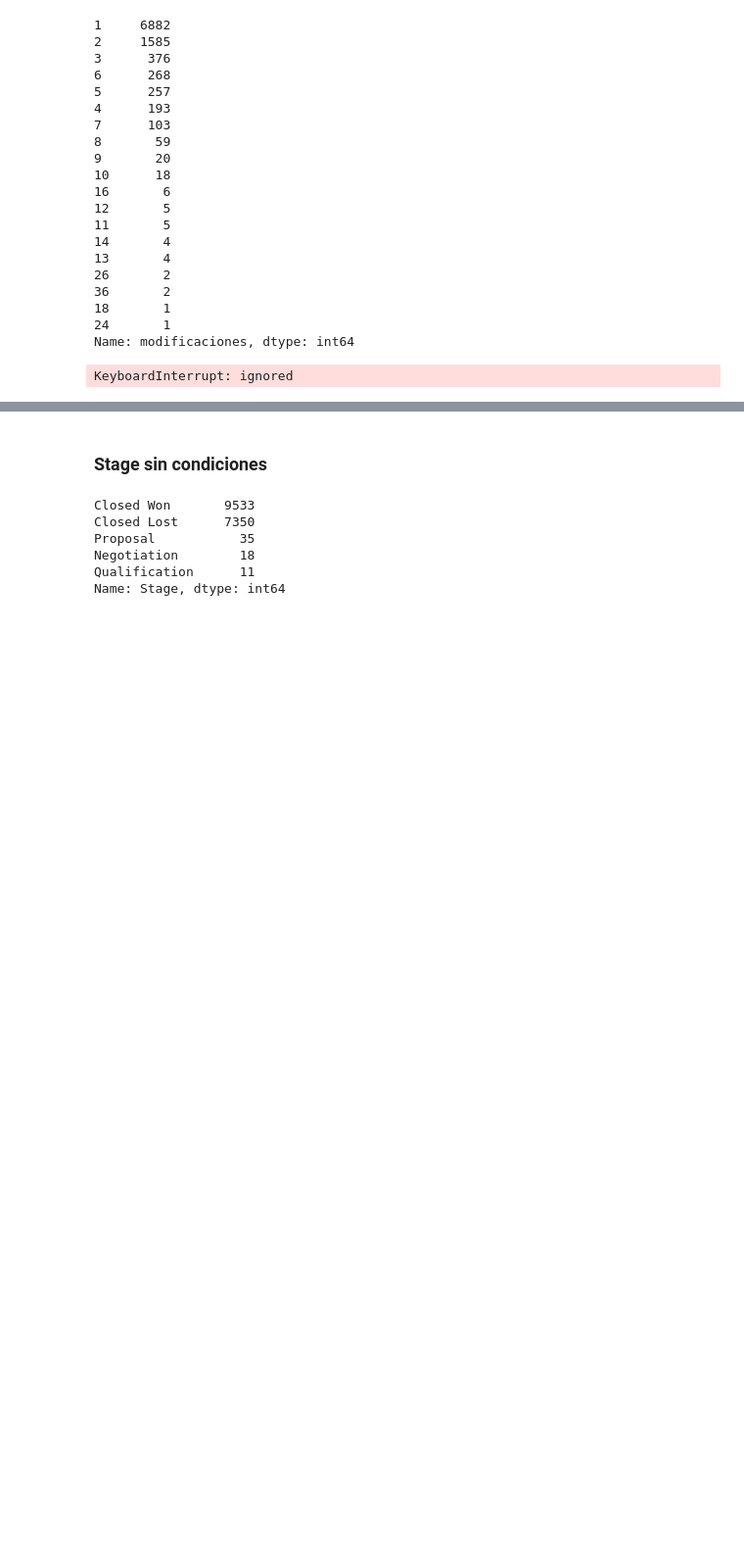
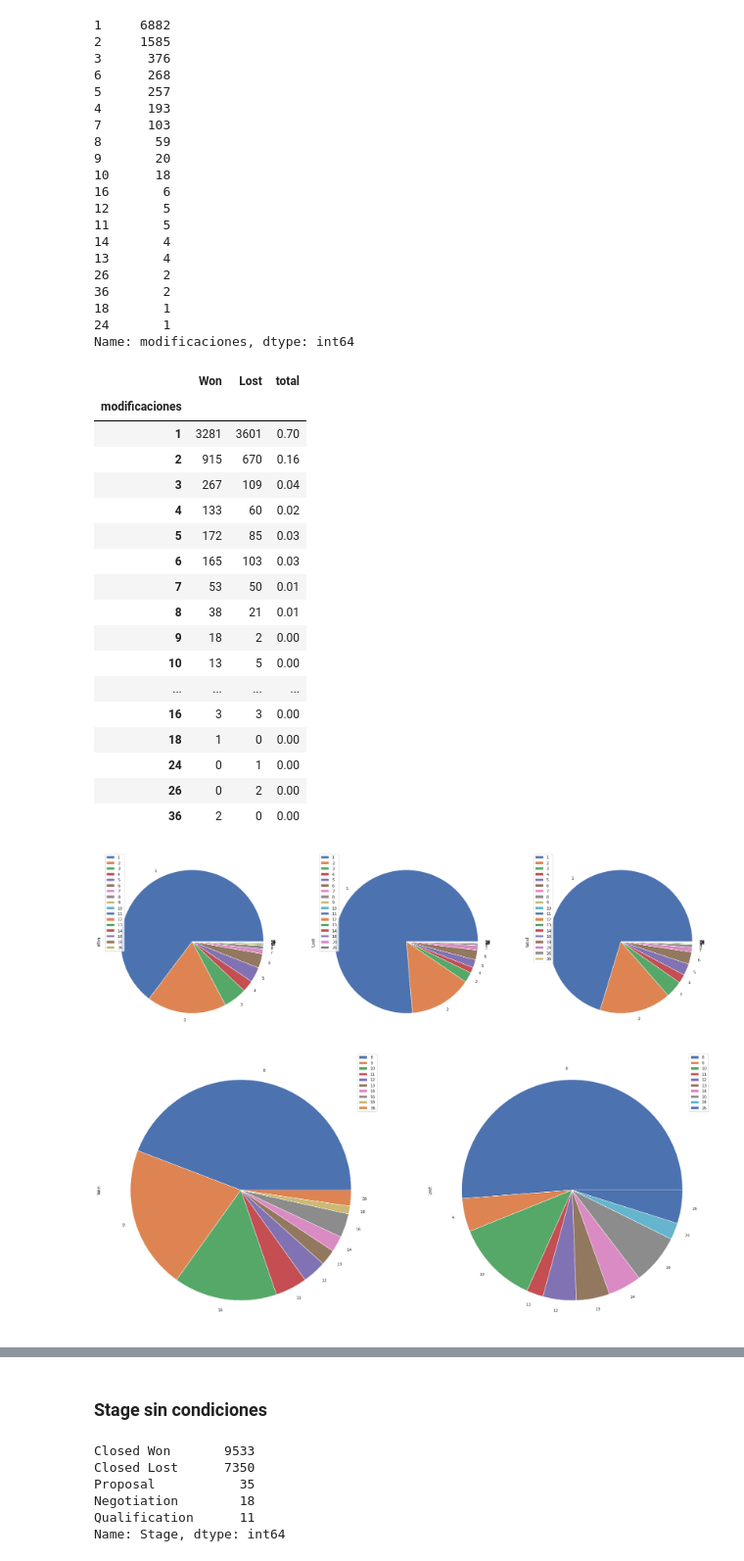
Before and after one commit to GIBelletti/TP1-datos, a Jupyter notebook: TP1.ipynb, the cells around one changed output, grey strips where cells are left out. Shown at 98% size. Cells and saved outputs as stored; diff of their text form; code cells hidden in the pictures; blank space fills up the shorter version.

```diff
--- a/TP1.ipynb
+++ b/TP1.ipynb
@@ -282,13 +282,56 @@ agrupacion['modificaciones'].value_counts()
 18       1
 24       1
 Name: modificaciones, dtype: int64
-# %%
-def tortaDeExitosYFracasos(df,columna):
-  #df.plot.pie(y=columna, figsize=(5, 5))
-  data = df[['Won','modificaciones']]
-  plot = data.plot.pie(subplots=True, figsize=(11, 6))
-  return plot
-
-tortaDeExitosYFracasos(agrupacion,'Won')
-# %% [output]
-KeyboardInterrupt: ignored
+# %%
+def tortaDeExitosYFracasos(df):
+  #df.plot.pie(y=columna, figsize=(5, 5))
+  data = df[['Won','Lost','modificaciones']]
+  data['total'] = 1
+  data = data.groupby('modificaciones').agg({'Won':'sum','Lost':'sum','total':'sum'})
+  data['total'] = data['total'] / data['total'].sum()
+  plot = data.plot.pie(subplots=True, figsize=(30, 15))
+  return data
+
+def tortaDeExitosYFracasosMenores(df,porcentaje):
+  #mayores = df[df['total'] >= porcentaje]
+  menores = df[df['total'] < porcentaje]
+  #mayores = mayores[['Won','Lost']]
+  menores = menores[['Won','Lost']]
+  #mayores.plot.pie(subplots=True, figsize=(40, 15))
+  menores.plot.pie(subplots=True, figsize=(30, 15))
+  return menores
+
+def barrasDeExitosYFracasos(df):
+  #df.plot.pie(y=columna, figsize=(5, 5))
+  data = df[['Won','Lost']]
+  #data['total'] = data['Won'] + data['Lost']
+  limiteInferior = data.index.min()
+  limiteSuperior = data.index.max()
+  plot = data.plot.line(subplots=False, xlim=(limiteInferior,limiteSuperior), figsize=(30, 15))
+  return data
+data = tortaDeExitosYFracasos(agrupacion)
+menores = tortaDeExitosYFracasosMenores(data,0.01)
+barrasDeExitosYFracasos(data)
+barrasDeExitosYFracasos(menores)
+data
+# %% [output]
+|  | Won | Lost | total |
+| modificaciones |  |  |  |
+| 1 | 3281 | 3601 | 0.70 |
+| 2 | 915 | 670 | 0.16 |
+| 3 | 267 | 109 | 0.04 |
+| 4 | 133 | 60 | 0.02 |
+| 5 | 172 | 85 | 0.03 |
+| 6 | 165 | 103 | 0.03 |
+| 7 | 53 | 50 | 0.01 |
+| 8 | 38 | 21 | 0.01 |
+| 9 | 18 | 2 | 0.00 |
+| 10 | 13 | 5 | 0.00 |
+| ... | ... | ... | ... |
+| 16 | 3 | 3 | 0.00 |
+| 18 | 1 | 0 | 0.00 |
+| 24 | 0 | 1 | 0.00 |
+| 26 | 0 | 2 | 0.00 |
+| 36 | 2 | 0 | 0.00 |
+[figure, added]
+[figure, added]
```
Also changed, not shown: parts of 5 cells of this notebook.
